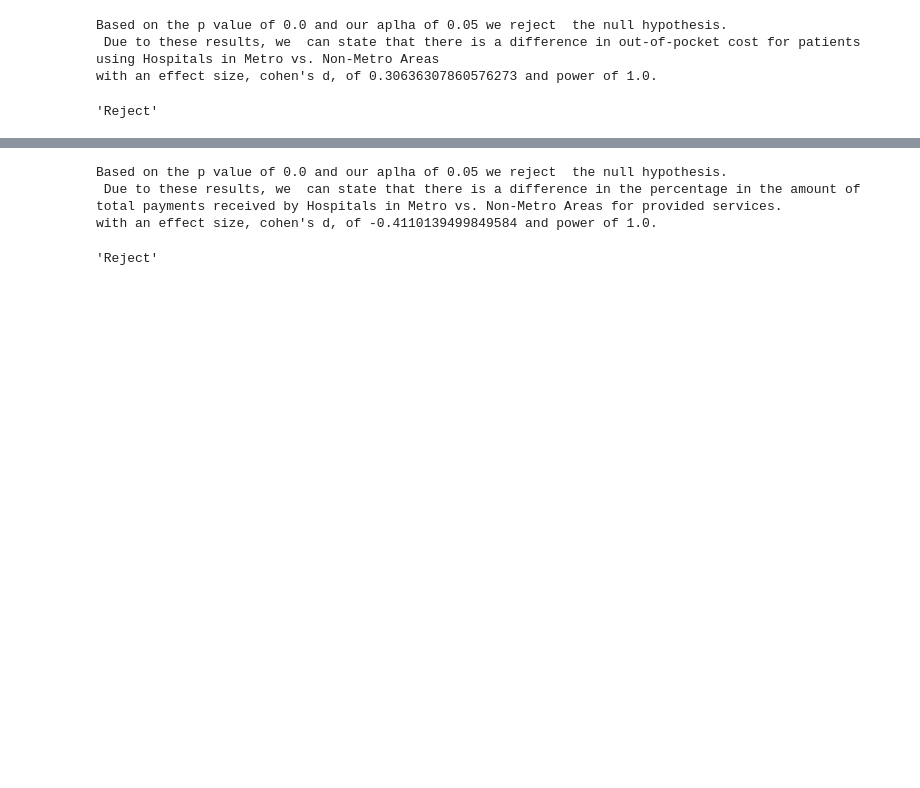
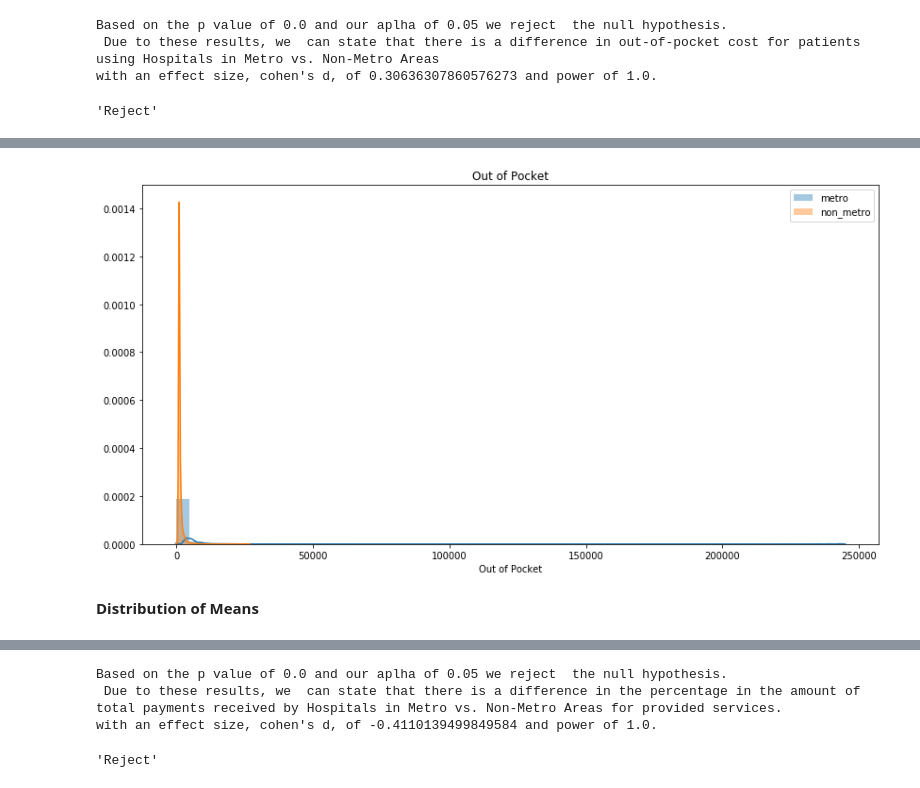
Before and after one commit to mrodzlgd/Mod3-Project-1, a Jupyter notebook: Working Notebook-MRcopy.ipynb, the cells around one changed output, grey strips where cells are left out. Cells and saved outputs as stored; diff of their text form; code cells hidden in the pictures; blank space fills up the shorter version.

```diff
--- a/Working Notebook-MRcopy.ipynb
+++ b/Working Notebook-MRcopy.ipynb
@@ -50,0 +71,6 @@ plot_distribution_means(cleaned_data, y_var='out_of_pocket', categories=['metro'
+# %%
+plot_distribution(metro_sample,'metro',non_metro_sample,'non_metro','Out of Pocket')
+# %% [output]
+[figure, added]
+# %% [markdown]
+__Distribution of Means__
```
Also changed, not shown: parts of 30 cells of this notebook, 3 other files.
